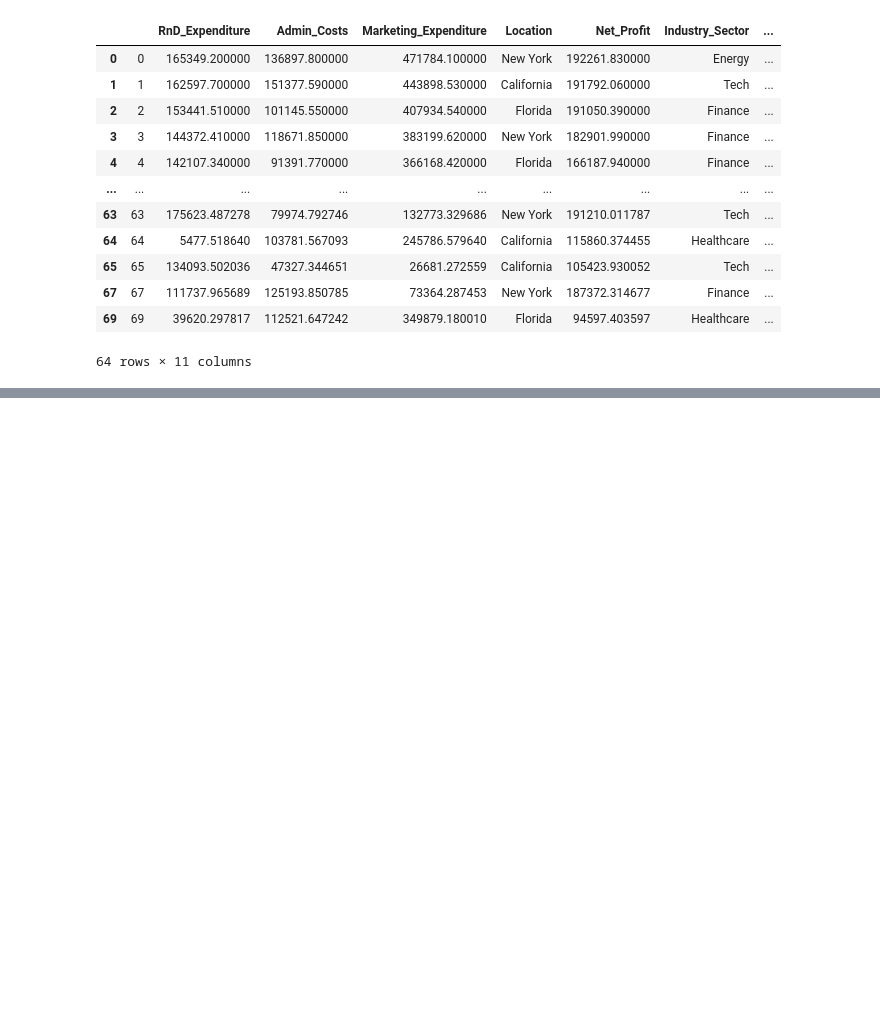
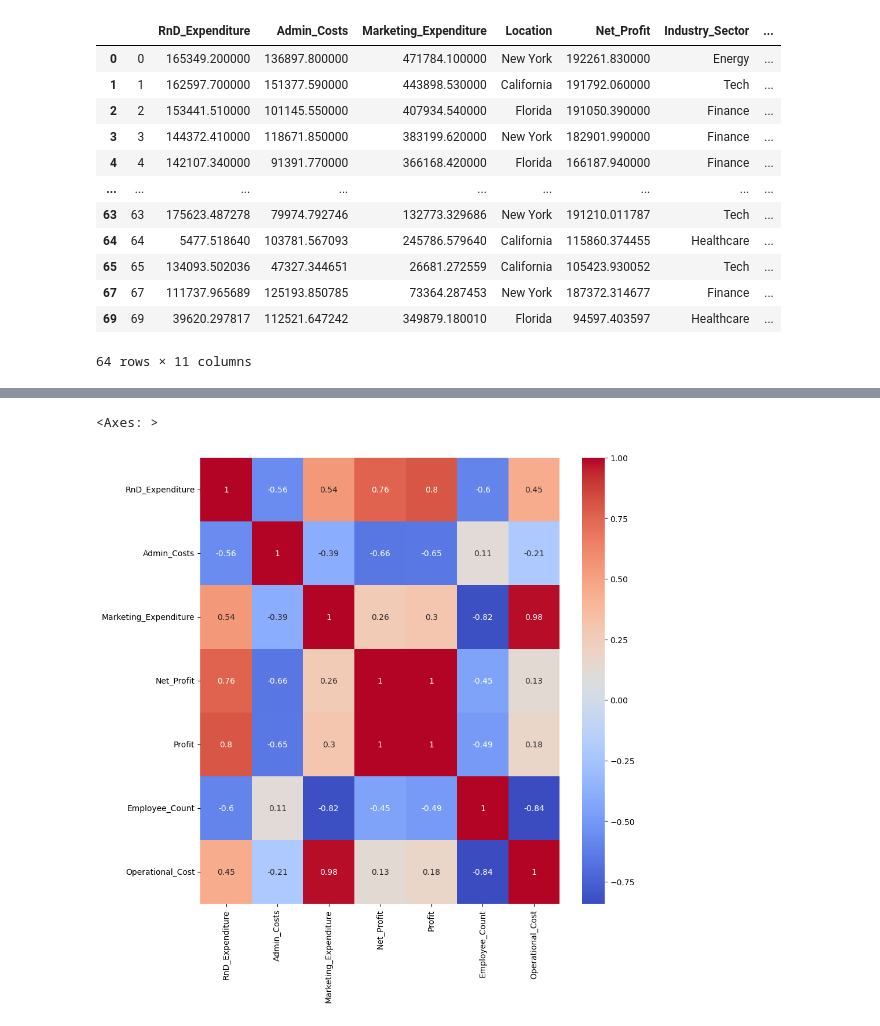
Before and after one commit to lnastri25/POO_UCEMA, a Jupyter notebook: trabajos_practicos/tp_datos/3-startups/startups.ipynb, the cells around one changed output, grey strips where cells are left out. Cells and saved outputs as stored; diff of their text form; code cells hidden in the pictures; blank space fills up the shorter version.

Commit message:
startups

```diff
--- a/trabajos_practicos/tp_datos/3-startups/startups.ipynb
+++ b/trabajos_practicos/tp_datos/3-startups/startups.ipynb
@@ -182,0 +196,4 @@ df_startups
+# %%
+df_variables_numericas_correlacion = df_startups[["RnD_Expenditure", "Admin_Costs", "Marketing_Expenditure", "Net_Profit", "Profit", "Employee_Count", "Operational_Cost"]]
+df_variables_numericas_correlacion = round(df_variables_numericas_correlacion.corr(numeric_only=True),2)
+df_variables_numericas_correlacion
@@ -182,0 +209,12 @@ df_startups
+# %%
+plt.figure(figsize = (10, 10))
+
+sns.heatmap(
+    round(df_variables_numericas_correlacion.corr(numeric_only=True),2),
+    cmap = 'coolwarm',
+    annot = True,
+    annot_kws = {"size": 10}
+)
+# %% [output]
+<Axes: >
+[figure, added]
```
Also changed, not shown: parts of 28 cells of this notebook, 4 other files.
